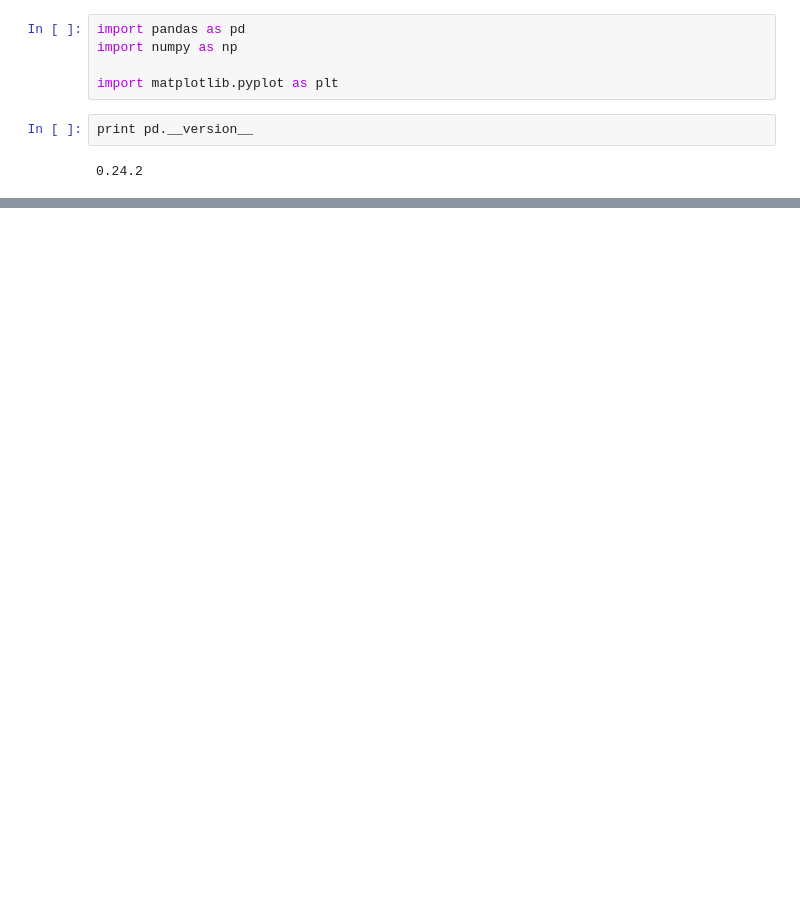
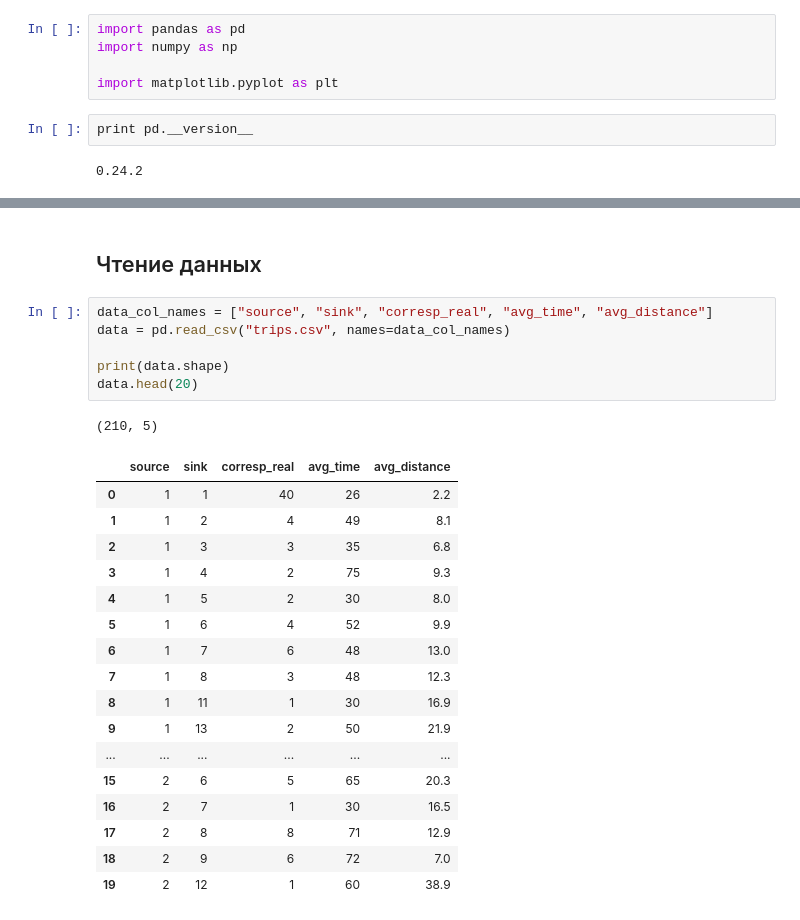
Before and after one commit to ArthurSamuelyan/CorrMatrix, a Jupyter notebook: corr_matrix.ipynb, the cells around one changed output, grey strips where cells are left out. Drawn from its saved outputs; the diff is of its cells as text; blank space fills up the shorter version.

```diff
--- a/corr_matrix.ipynb
+++ b/corr_matrix.ipynb
@@ -129,0 +39,27 @@ plot_log_F(data, F_adj, msk_red=True)
+# %% [markdown]
+## Чтение данных
+# %%
+data_col_names = ["source", "sink", "corresp_real", "avg_time", "avg_distance"]
+data = pd.read_csv("trips.csv", names=data_col_names)
+
+print(data.shape)
+data.head(20)
+# %% [output]
+(210, 5)
+|  | source | sink | corresp_real | avg_time | avg_distance |
+| 0 | 1 | 1 | 40 | 26 | 2.2 |
+| 1 | 1 | 2 | 4 | 49 | 8.1 |
+| 2 | 1 | 3 | 3 | 35 | 6.8 |
+| 3 | 1 | 4 | 2 | 75 | 9.3 |
+| 4 | 1 | 5 | 2 | 30 | 8.0 |
+| 5 | 1 | 6 | 4 | 52 | 9.9 |
+| 6 | 1 | 7 | 6 | 48 | 13.0 |
+| 7 | 1 | 8 | 3 | 48 | 12.3 |
+| 8 | 1 | 11 | 1 | 30 | 16.9 |
+| 9 | 1 | 13 | 2 | 50 | 21.9 |
+| ... | ... | ... | ... | ... | ... |
+| 15 | 2 | 6 | 5 | 65 | 20.3 |
+| 16 | 2 | 7 | 1 | 30 | 16.5 |
+| 17 | 2 | 8 | 8 | 71 | 12.9 |
+| 18 | 2 | 9 | 6 | 72 | 7.0 |
+| 19 | 2 | 12 | 1 | 60 | 38.9 |
```
Also changed, not shown: parts of 41 cells of this notebook.
